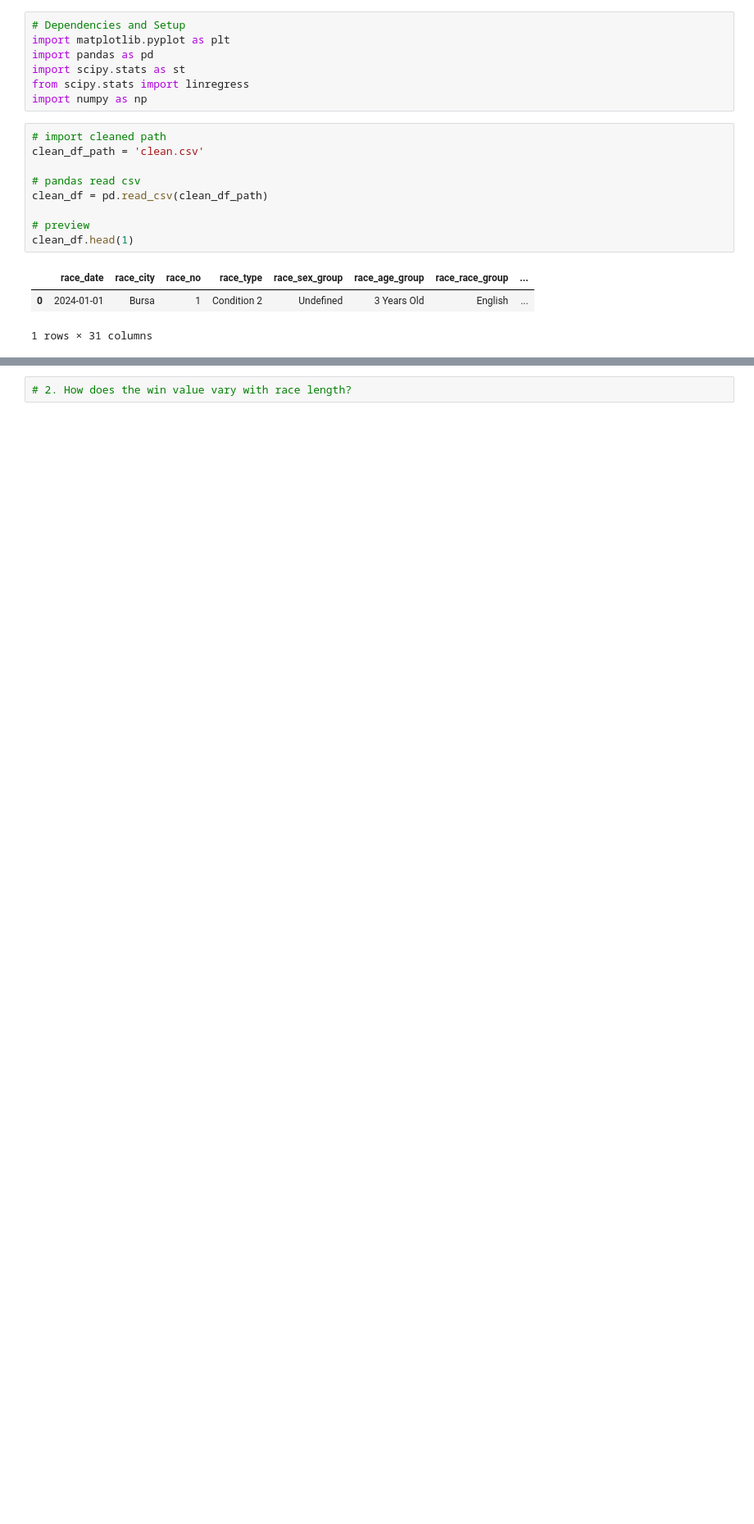
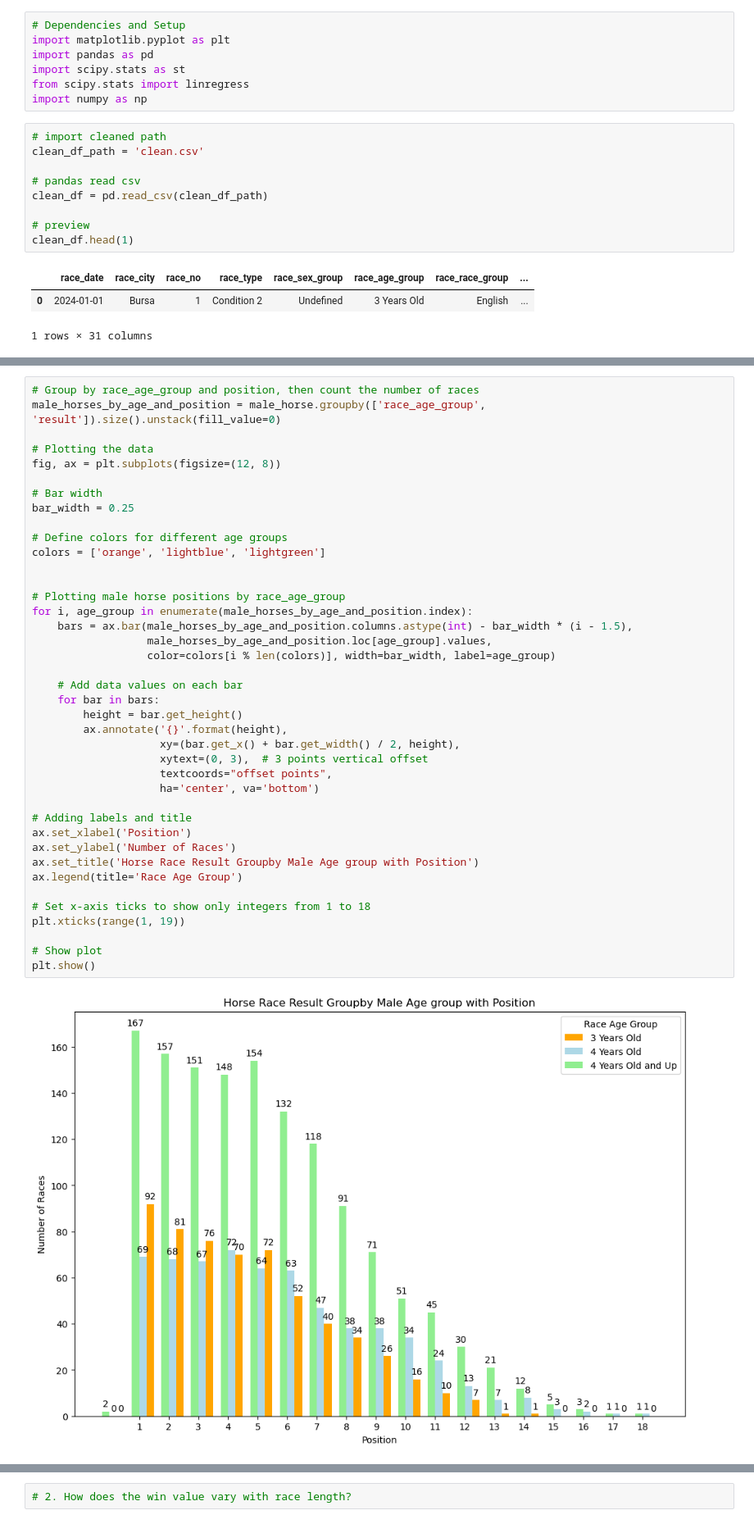
Before and after one commit to moonsunkey/Project-1, a Jupyter notebook: Ron_horse_racing.ipynb, the cells around one changed output, grey strips where cells are left out. Shown at 82% size. Cells and saved outputs as stored; diff of their text form; blank space fills up the shorter version.

```diff
--- a/Ron_horse_racing.ipynb
+++ b/Ron_horse_racing.ipynb
@@ -94,0 +116,42 @@ plt.show()
+# %%
+# Group by race_age_group and position, then count the number of races
+male_horses_by_age_and_position = male_horse.groupby(['race_age_group', 'result']).size().unstack(fill_value=0)
+
+# Plotting the data
+fig, ax = plt.subplots(figsize=(12, 8))
+
+# Bar width
+bar_width = 0.25
+
+# Define colors for different age groups
+colors = ['orange', 'lightblue', 'lightgreen']
+
+
+# Plotting male horse positions by race_age_group
+for i, age_group in enumerate(male_horses_by_age_and_position.index):
+    bars = ax.bar(male_horses_by_age_and_position.columns.astype(int) - bar_width * (i - 1.5),
+                  male_horses_by_age_and_position.loc[age_group].values,
+                  color=colors[i % len(colors)], width=bar_width, label=age_group)
+
+    # Add data values on each bar
+    for bar in bars:
+        height = bar.get_height()
+        ax.annotate('{}'.format(height),
+                    xy=(bar.get_x() + bar.get_width() / 2, height),
+                    xytext=(0, 3),  # 3 points vertical offset
+                    textcoords="offset points",
+                    ha='center', va='bottom')
+
+# Adding labels and title
+ax.set_xlabel('Position')
+ax.set_ylabel('Number of Races')
+ax.set_title('Horse Race Result Groupby Male Age group with Position')
+ax.legend(title='Race Age Group')
+
+# Set x-axis ticks to show only integers from 1 to 18
+plt.xticks(range(1, 19))
+
+# Show plot
+plt.show()
+# %% [output]
+[figure, added]
```
Also changed, not shown: parts of 7 cells of this notebook, 1 other file.
